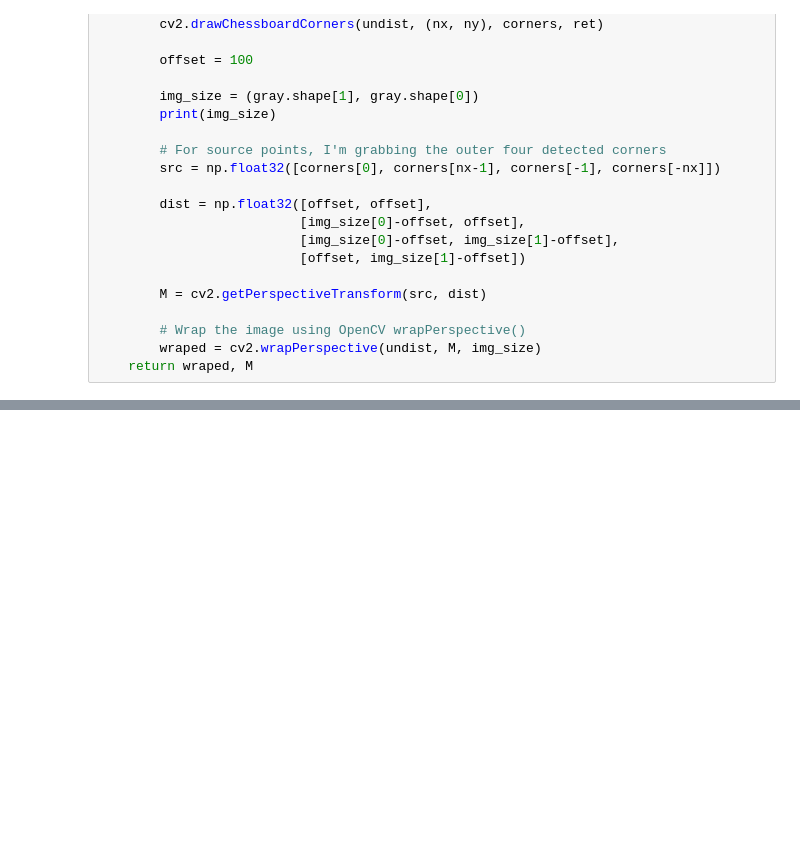
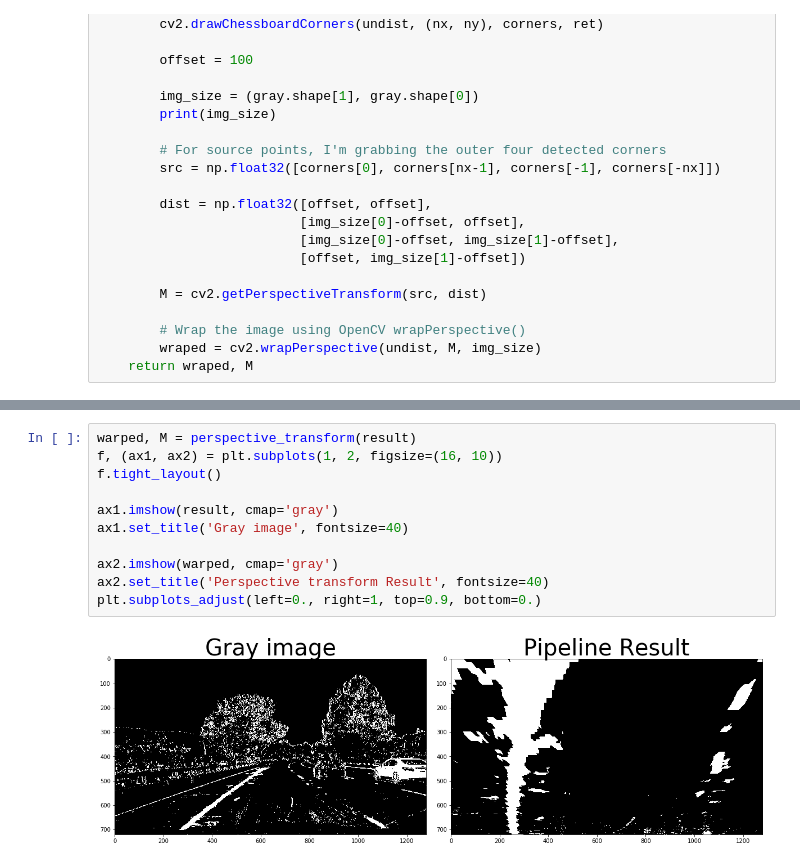
Before and after one commit to dimonge/CarND-Advanced-Lane-Lines, a Jupyter notebook: Advance Lane line project.ipynb, the cells around one changed output, grey strips where cells are left out. Saved outputs shown, nothing was run; the diff lists cells and outputs as text; blank space fills up the shorter version.

```diff
--- a/Advance Lane line project.ipynb
+++ b/Advance Lane line project.ipynb
@@ -194,0 +231,13 @@ plt.subplots_adjust(left=0., right=1, top=0.9, bottom=0.)
+# %%
+warped, M = perspective_transform(result)
+f, (ax1, ax2) = plt.subplots(1, 2, figsize=(16, 10))
+f.tight_layout()
+
+ax1.imshow(result, cmap='gray')
+ax1.set_title('Gray image', fontsize=40)
+
+ax2.imshow(warped, cmap='gray')
+ax2.set_title('Perspective transform Result', fontsize=40)
+plt.subplots_adjust(left=0., right=1, top=0.9, bottom=0.)
+# %% [output]
+[figure, added]
```
Also changed, not shown: parts of 9 cells of this notebook, 1 other file.
